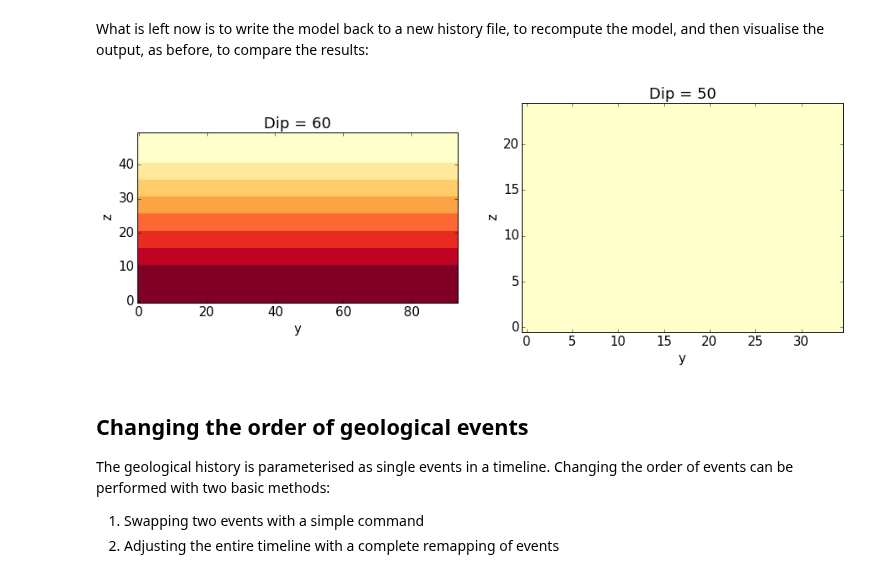
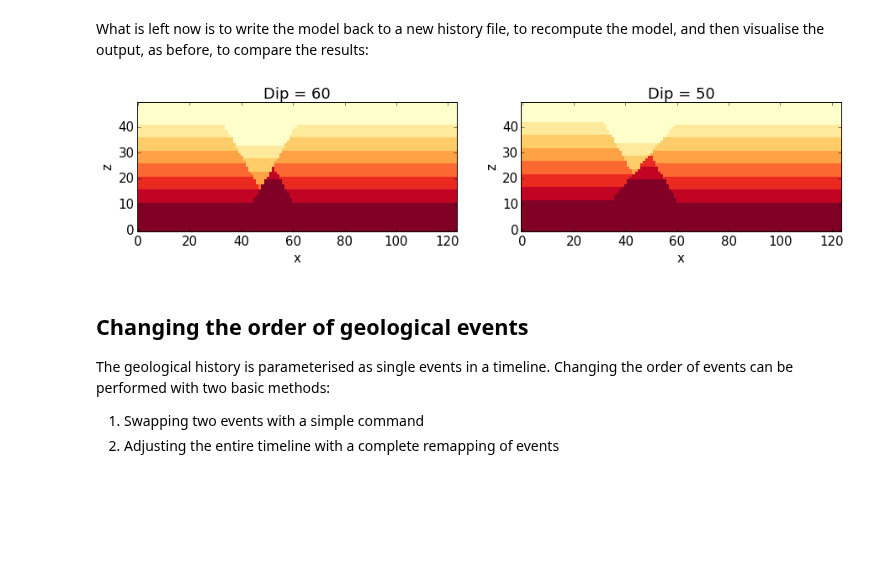
Before and after one commit to cgre-aachen/pynoddy, a Jupyter notebook: docs/notebooks/3-Events.ipynb, the cells around one changed output. Saved outputs shown, nothing was run; the diff lists cells and outputs as text; code cells hidden in the pictures; blank space fills up the shorter version.

```diff
--- a/docs/notebooks/3-Events.ipynb
+++ b/docs/notebooks/3-Events.ipynb
@@ -90,7 +90,7 @@ Changes are best
 # %%
 reload(pynoddy.history)
 reload(pynoddy.events)
-H1 = pynoddy.history.NoddyHistory(history)
+H1 = pynoddy.history.NoddyHistory(history_ori)
 # get the original dip of the fault
 dip_ori = H1.events[3].properties['Dip']
 # dip_ori1 = H1.events[2].properties['Dip']
@@ -115,23 +119,23 @@ What is left now is to write the model back to a new history file, to recompute
 # %%
 reload(pynoddy.output)
 new_history = "dip_changed"
 new_output = "dip_changed_out"
 H1.write_history(new_history)
 pynoddy.compute_model(new_history, new_output)
 # load output from both models
 NO1 = pynoddy.output.NoddyOutput(output_name)
 NO2 = pynoddy.output.NoddyOutput(new_output)
 
 # create basic figure layout
 fig = plt.figure(figsize = (15,5))
 ax1 = fig.add_subplot(121)
 ax2 = fig.add_subplot(122)
-NO1.plot_section('x', position=0, ax = ax1, colorbar=False, title="Dip = %.0f" % dip_ori)
-NO2.plot_section('x', position=0, ax = ax2, colorbar=False, title="Dip = %.0f" % dip_new)
+NO1.plot_section('y', position=0, ax = ax1, colorbar=False, title="Dip = %.0f" % dip_ori)
+NO2.plot_section('y', position=0, ax = ax2, colorbar=False, title="Dip = %.0f" % dip_new)
 
 plt.show()
 # %% [output]
-[figure, old version]
+[figure, new version]
 # %%
 pynoddy.compute_model(new_history, new_output)
 # %% [markdown]
```
Also changed, not shown: parts of 6 cells of this notebook, 10 other files.
